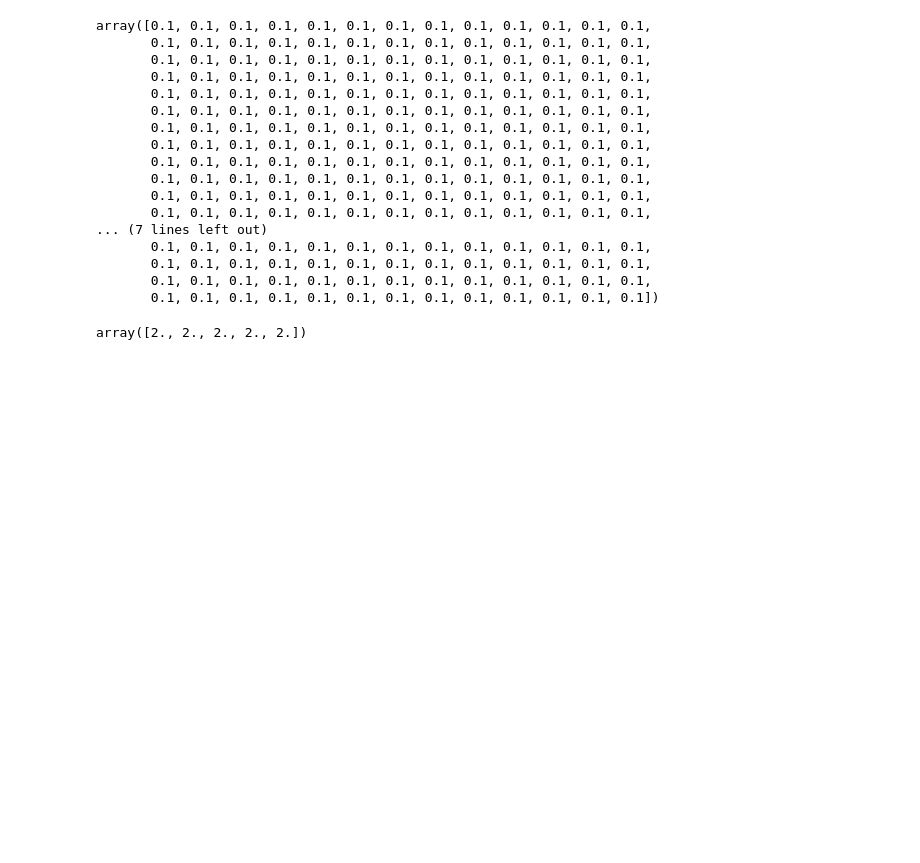
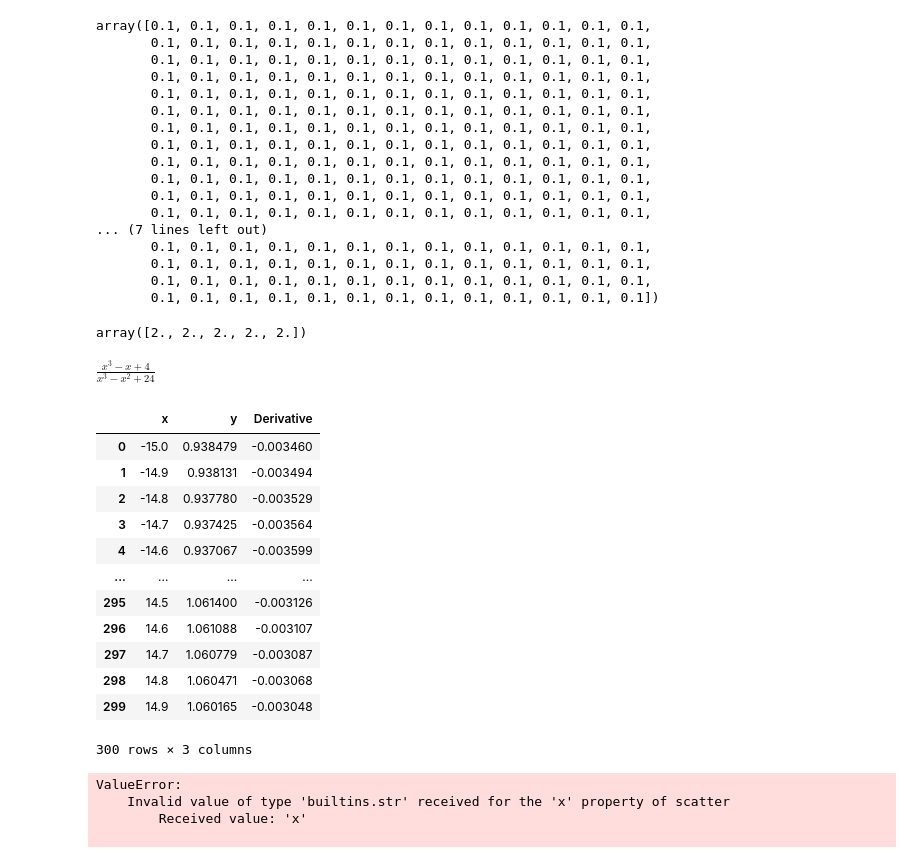
Before and after one commit to codekorn/Math, a Jupyter notebook: Plotly practice.ipynb, the cells around one changed output. Saved outputs shown, nothing was run; the diff lists cells and outputs as text; code cells hidden in the pictures; blank space fills up the shorter version.

```diff
--- a/Plotly practice.ipynb
+++ b/Plotly practice.ipynb
@@ -132,0 +108,70 @@ array([2., 2., 2., 2., 2.])
+# %%
+y
+# %% [output]
+$\displaystyle \frac{x^{3} - x + 4}{x^{3} - x^{2} + 24}$
+# %%
+sym = Symbol('x')
+y = (sym **3 - sym + 4)/ (sym **3 - sym** 2 + 24)
+yprime = y.diff(sym)
+y_values = lambdify(sym, y, 'numpy')
+deriv = lambdify(sym, yprime, 'numpy')
+x = np.array(range(-150,150))/10
+# %%
+dervs = pd.DataFrame({'x': x,
+                      'y': y_values(x),
+                      'Derivative': deriv(x)})
+# %%
+dervs
+# %% [output]
+|  | x | y | Derivative |
+| 0 | -15.0 | 0.938479 | -0.003460 |
+| 1 | -14.9 | 0.938131 | -0.003494 |
+| 2 | -14.8 | 0.937780 | -0.003529 |
+| 3 | -14.7 | 0.937425 | -0.003564 |
+| 4 | -14.6 | 0.937067 | -0.003599 |
+| ... | ... | ... | ... |
+| 295 | 14.5 | 1.061400 | -0.003126 |
+| 296 | 14.6 | 1.061088 | -0.003107 |
+| 297 | 14.7 | 1.060779 | -0.003087 |
+| 298 | 14.8 | 1.060471 | -0.003068 |
+| 299 | 14.9 | 1.060165 | -0.003048 |
+300 rows × 3 columns
+# %%
+# Create figure
+fig = go.Figure(
+    data=[go.Scatter(data_frame=dervs,
+                     x='x', y='y',
+                     name="frame",
+                     mode="lines",
+                     line=dict(width=2, color="blue")),
+          go.Scatter(data_frame=dervs,
+                     x='x', y='y',
+                     name="curve",
+                     mode="lines",
+                     line=dict(width=2, color="blue"))
+          ],
+    layout=go.Layout(
+                     xaxis=dict(range=[-2.3, 10], autorange=False, zeroline=False),
+                     yaxis=dict(range=[-1, 1.5], autorange=False, zeroline=False),
+                     title="Moving Frenet Frame Along a Planar Curve",
+                     hovermode="closest",
+                     updatemenus=[dict(type="buttons",
+                                       buttons=[dict(label="Play",
+                                                     method="animate",
+                                                     args=[None])])]),
+
+#     frames=[go.Frame(
+#         data=[go.Scatter(
+#             x=x,
+#             y=np.diff(x),
+#             mode="lines",
+#             line=dict(color="red", width=2))
+#         ]) for k in range(150)]
+)
+
+fig.show()
+# %% [output]
+ValueError:
+    Invalid value of type 'builtins.str' received for the 'x' property of scatter
+        Received value: 'x'
+
```
Also changed, not shown: parts of 7 cells of this notebook.
